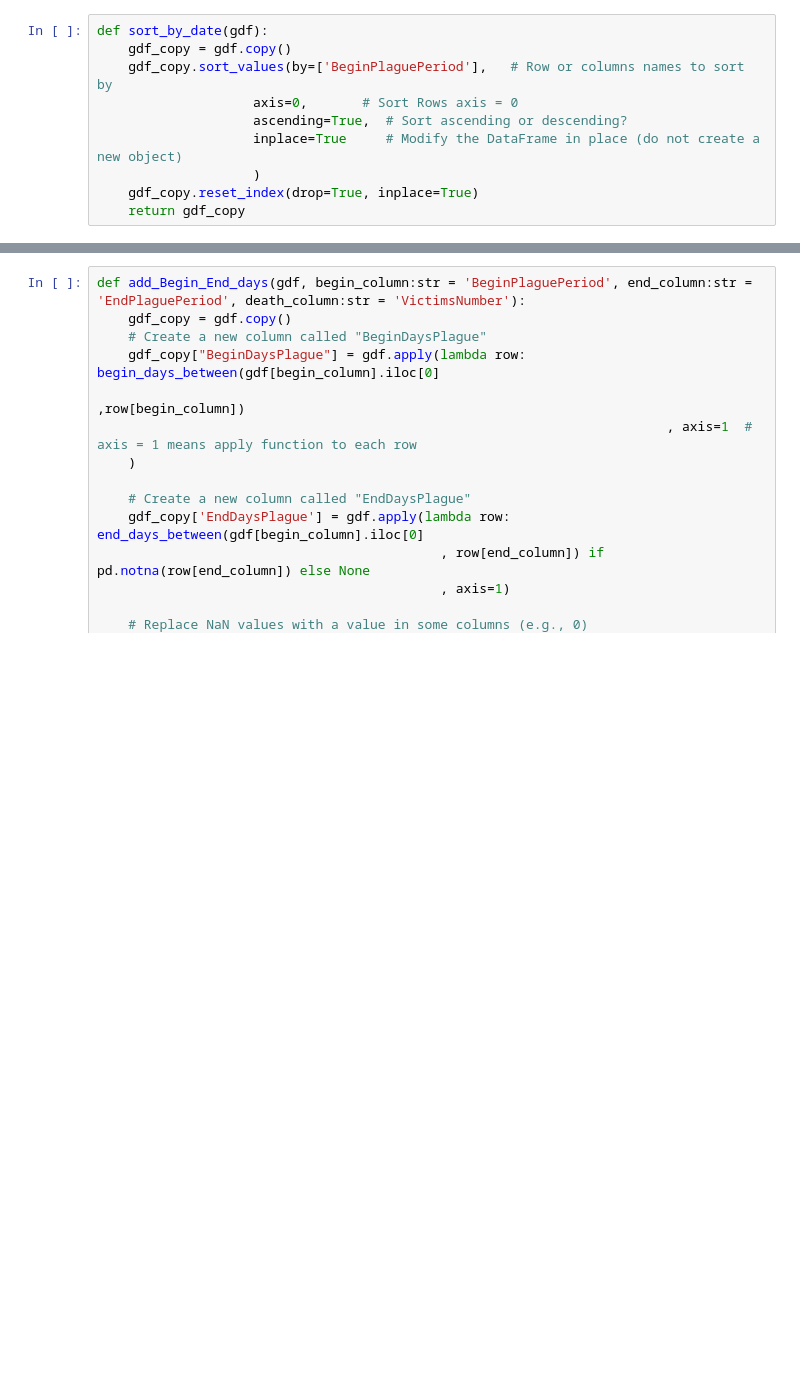
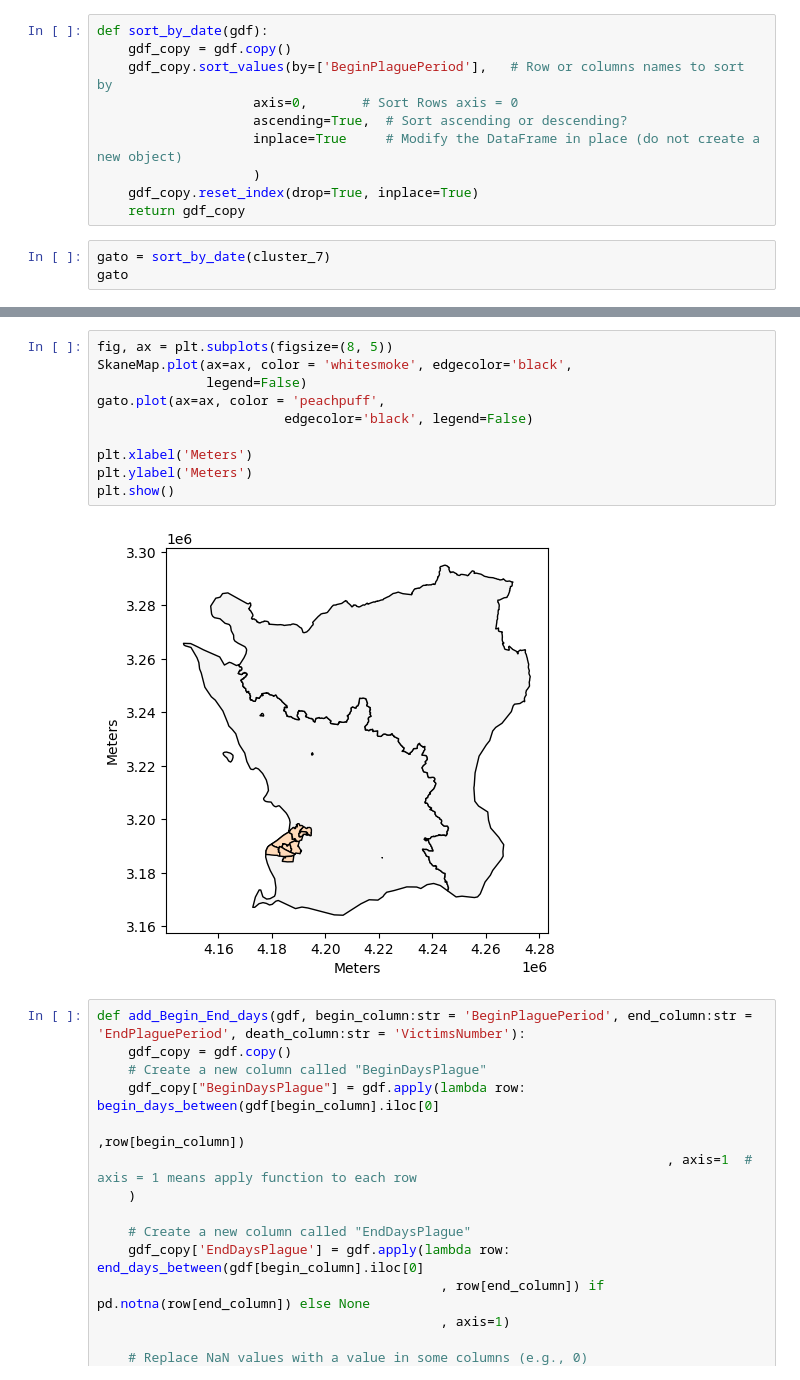
Before and after one commit to polislizarralde/PythonMathematicalModeling, a Jupyter notebook: docs/PlagueProject/ClusterFittingSouthScania.ipynb, the cells around one changed output, grey strips where cells are left out. Drawn from its saved outputs; the diff is of its cells as text; blank space fills up the shorter version.

```diff
--- a/docs/PlagueProject/ClusterFittingSouthScania.ipynb
+++ b/docs/PlagueProject/ClusterFittingSouthScania.ipynb
@@ -214,3 +227,6 @@ def sort_by_date(gdf):
                     )
     gdf_copy.reset_index(drop=True, inplace=True)
     return gdf_copy
+# %%
+gato = sort_by_date(cluster_7)
+gato
@@ -217,3 +244,15 @@ def sort_by_date(gdf):
+# %%
+fig, ax = plt.subplots(figsize=(8, 5))
+SkaneMap.plot(ax=ax, color = 'whitesmoke', edgecolor='black',
+              legend=False)
+gato.plot(ax=ax, color = 'peachpuff',
+                        edgecolor='black', legend=False)
+
+plt.xlabel('Meters')
+plt.ylabel('Meters')
+plt.show()
+# %% [output]
+[figure, added]
 # %%
 def add_Begin_End_days(gdf, begin_column:str = 'BeginPlaguePeriod', end_column:str = 'EndPlaguePeriod', death_column:str = 'VictimsNumber'):
     gdf_copy = gdf.copy()
```
Also changed, not shown: parts of 17 cells of this notebook, 1 other file.
